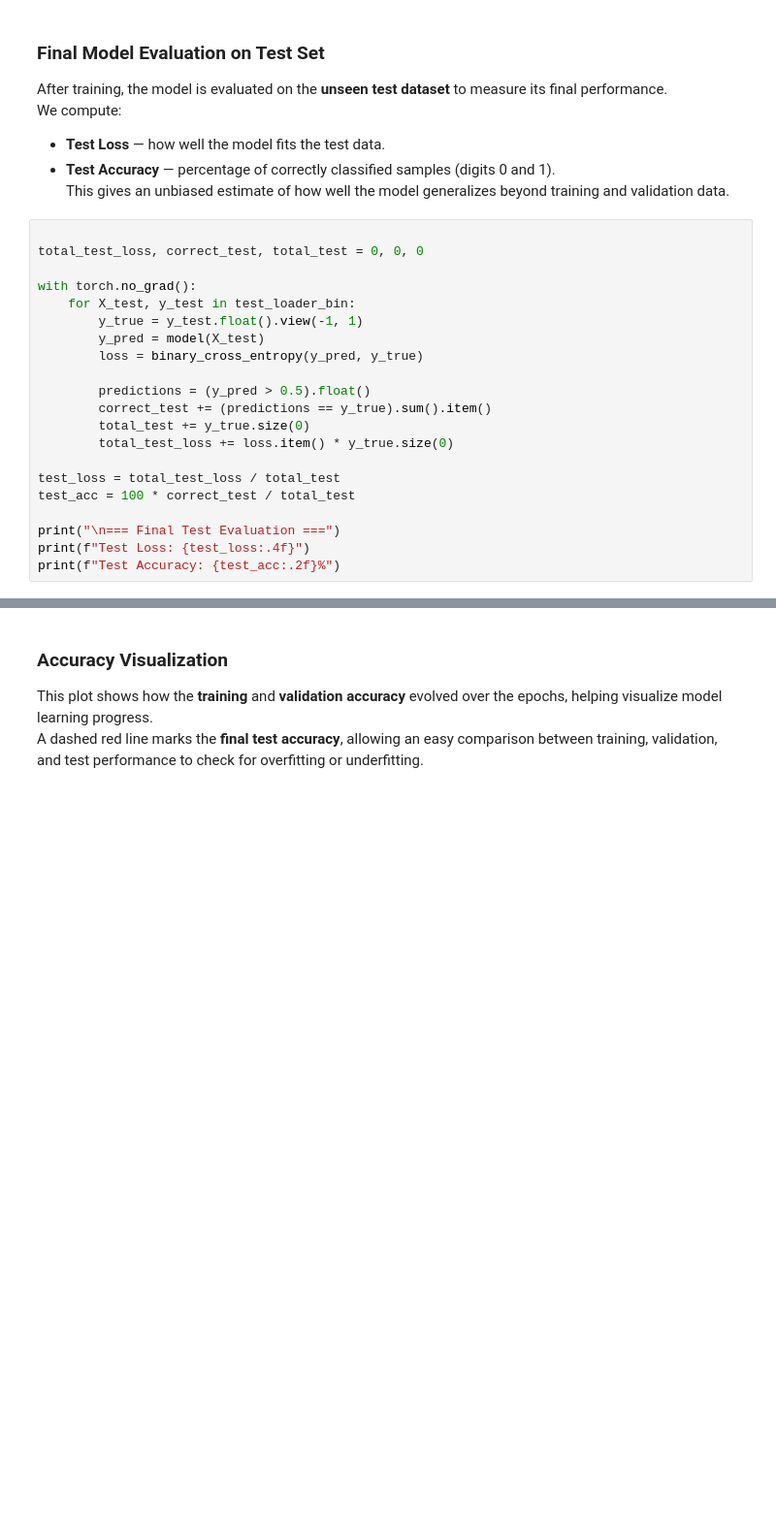
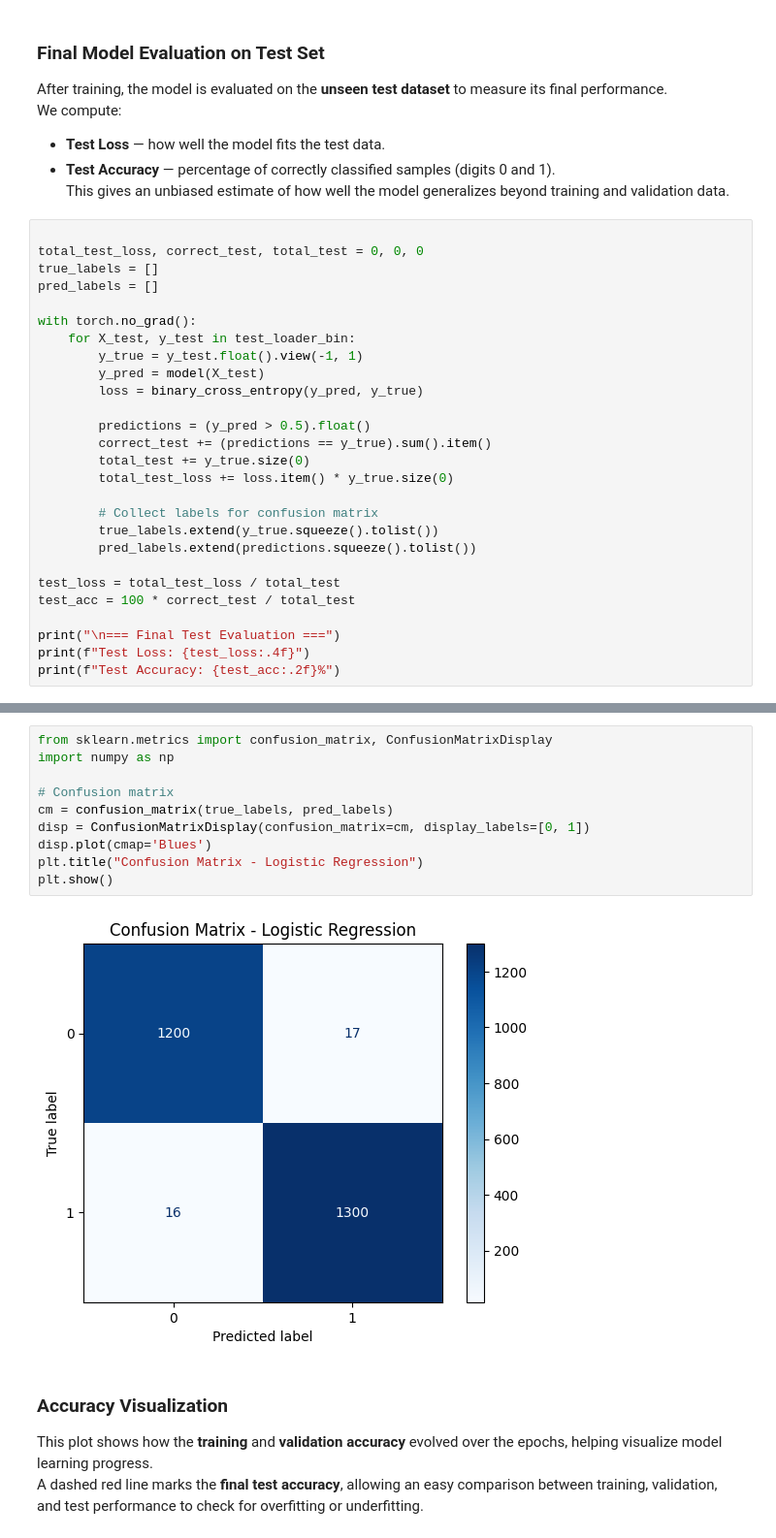
Before and after one commit to ARAHMAN04/ML2, a Jupyter notebook: Part1.ipynb, the cells around one changed output, grey strips where cells are left out. Shown: that part at 97% size. Drawn from its saved outputs; the diff is of its cells as text; blank space fills up the shorter version.

```diff
--- a/Part1.ipynb
+++ b/Part1.ipynb
@@ -289,6 +289,8 @@ This gives an unbiased estimate of how well the model generalizes beyond trainin
 # %%
 
 total_test_loss, correct_test, total_test = 0, 0, 0
+true_labels = []
+pred_labels = []
 
 with torch.no_grad():
     for X_test, y_test in test_loader_bin:
@@ -301,6 +303,10 @@ with torch.no_grad():
         total_test += y_true.size(0)
         total_test_loss += loss.item() * y_true.size(0)
 
+        # Collect labels for confusion matrix
+        true_labels.extend(y_true.squeeze().tolist())
+        pred_labels.extend(predictions.squeeze().tolist())
+
 test_loss = total_test_loss / total_test
 test_acc = 100 * correct_test / total_test
 
@@ -313,4 +319,16 @@ Test Loss: 0.0382
 Test Accuracy: 98.70%
+# %%
+from sklearn.metrics import confusion_matrix, ConfusionMatrixDisplay
+import numpy as np
+
+# Confusion matrix
+cm = confusion_matrix(true_labels, pred_labels)
+disp = ConfusionMatrixDisplay(confusion_matrix=cm, display_labels=[0, 1])
+disp.plot(cmap='Blues')
+plt.title("Confusion Matrix - Logistic Regression")
+plt.show()
+# %% [output]
+[figure, added]
 # %% [markdown]
 ### Accuracy Visualization
 
```
Also changed, not shown: parts of 30 cells of this notebook.
